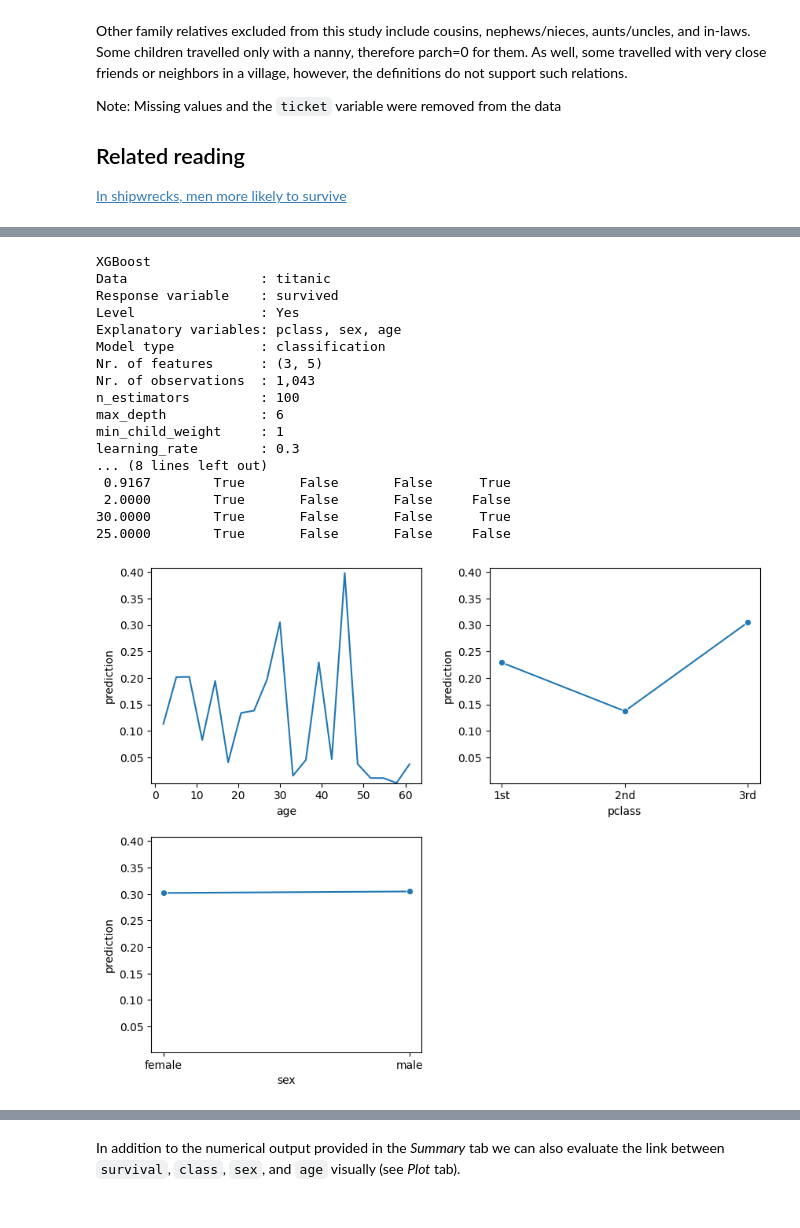
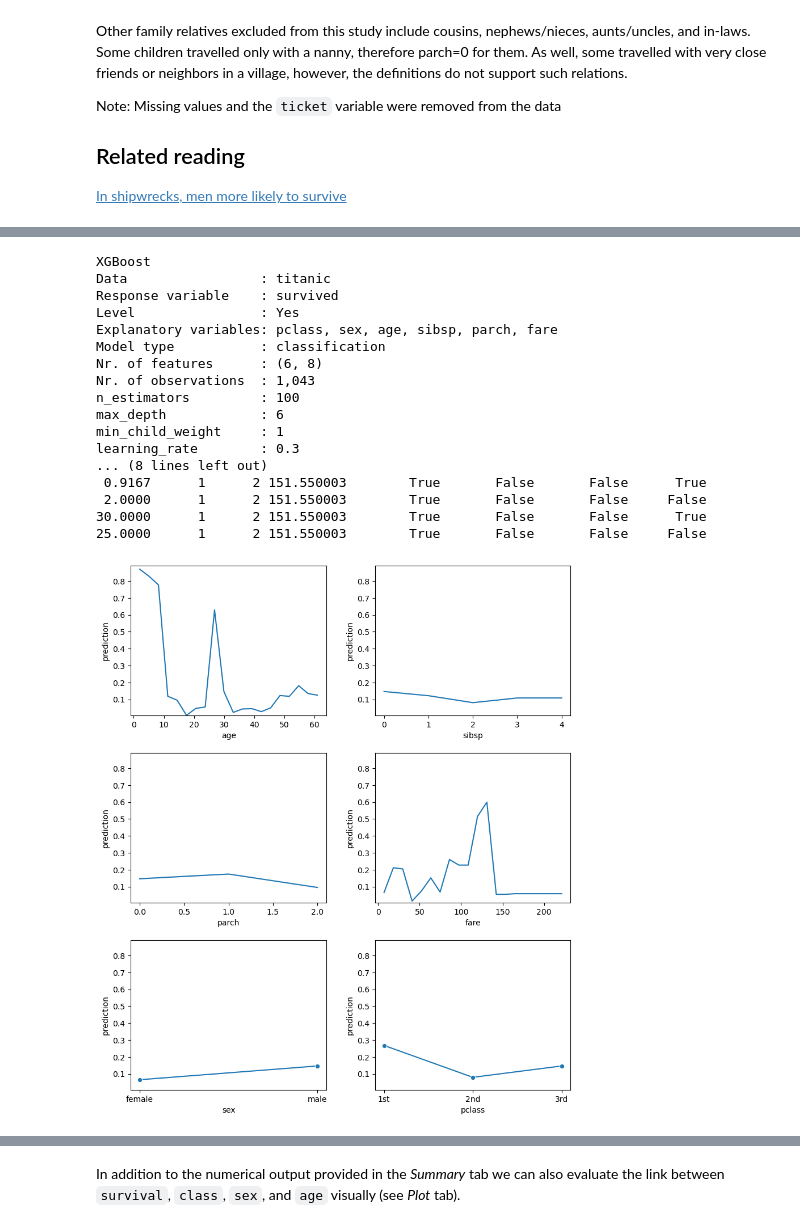
Before and after one commit to vnijs/pyrsm, a Jupyter notebook: examples/model/model-xgboost-classification.ipynb, the cells around one changed output, grey strips where cells are left out. Drawn from its saved outputs; the diff is of its cells as text; code cells hidden in the pictures.

```diff
--- a/examples/model/model-xgboost-classification.ipynb
+++ b/examples/model/model-xgboost-classification.ipynb
@@ -116,29 +100,41 @@ titanic.head()
 | 2 | 1st | No | female | 2.0000 | 1 | 2 | 151.550003 | Allison, Miss. Helen Loraine | C22 C26 | Southampton |
 | 3 | 1st | No | male | 30.0000 | 1 | 2 | 151.550003 | Allison, Mr. Hudson Joshua Crei | C22 C26 | Southampton |
 | 4 | 1st | No | female | 25.0000 | 1 | 2 | 151.550003 | Allison, Mrs. Hudson J C (Bessi | C22 C26 | Southampton |
+# %%
+evar = ["pclass", "sex", "age", "sibsp", "parch", "fare"]
 # %%
-xgb = rsm.model.xgboost({"titanic": titanic}, rvar="survived", lev="Yes", evar=["pclass", "sex", "age"])
-xgb.summary()
+clf_xgb = rsm.model.xgboost(
+    {"titanic": titanic},
+    rvar="survived",
+    lev="Yes",
+    evar=evar,
+    n_estimators=100,
+    max_depth=6,
+    min_child_weight=1,
+    learning_rate=0.3,
+    random_state=1234,
+)
+clf_xgb.summary()
 # %% [output]
 XGBoost
 Data                 : titanic
 Response variable    : survived
 Level                : Yes
-Explanatory variables: pclass, sex, age
+Explanatory variables: pclass, sex, age, sibsp, parch, fare
 Model type           : classification
-Nr. of features      : (3, 5)
+Nr. of features      : (6, 8)
 Nr. of observations  : 1,043
 n_estimators         : 100
 max_depth            : 6
 min_child_weight     : 1
 learning_rate        : 0.3
 ... (8 lines left out)
- 0.9167        True       False       False      True
- 2.0000        True       False       False     False
-30.0000        True       False       False      True
-25.0000        True       False       False     False
+ 0.9167      1      2 151.550003        True       False       False      True
+ 2.0000      1      2 151.550003        True       False       False     False
+30.0000      1      2 151.550003        True       False       False      True
+25.0000      1      2 151.550003        True       False       False     False
 # %%
-xgb.plot("pred")
+clf_xgb.plot("pred")
 # %% [output]
-[figure, old version]
+[figure, new version]
 # %%
```
Also changed, not shown: parts of 30 cells of this notebook, 4 other files.
